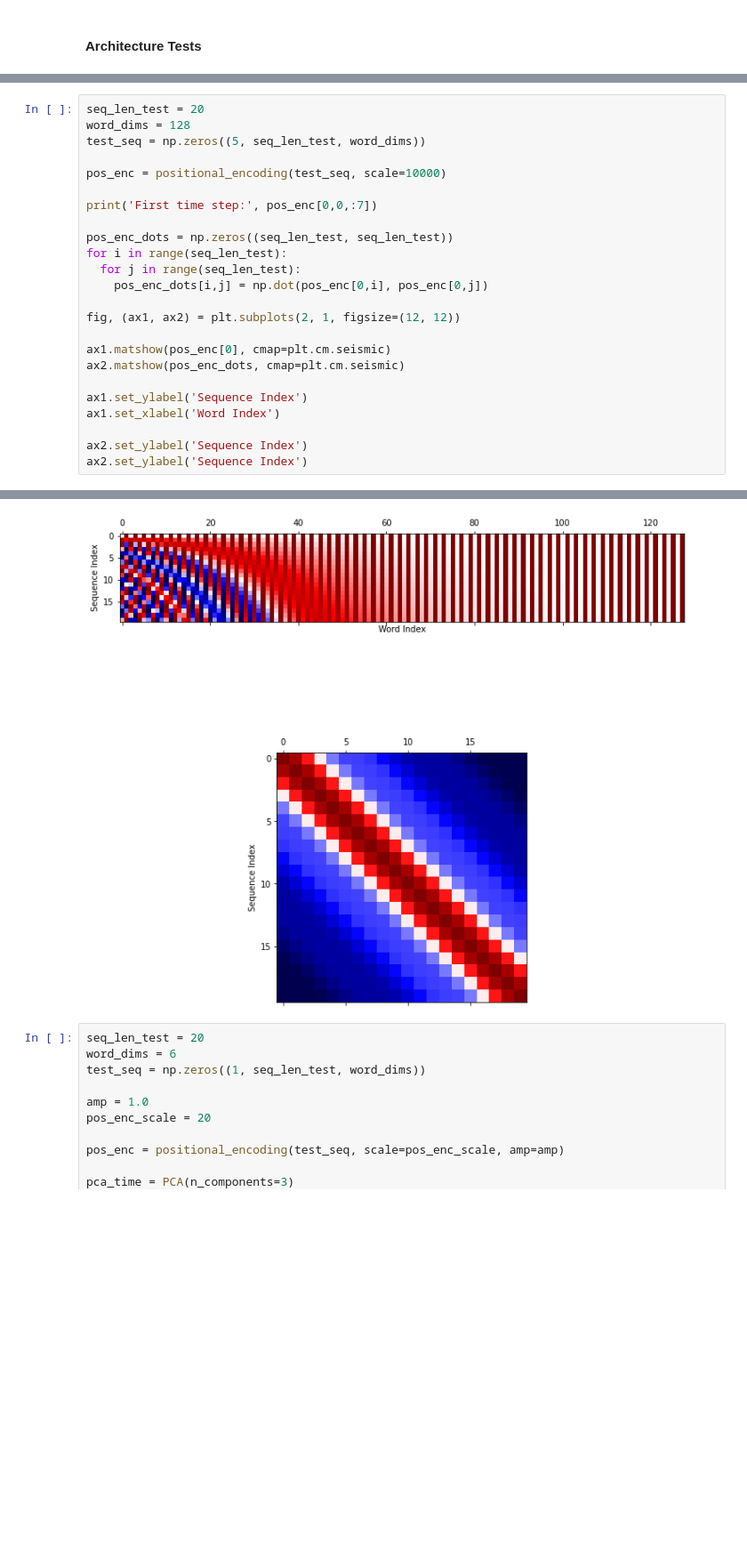
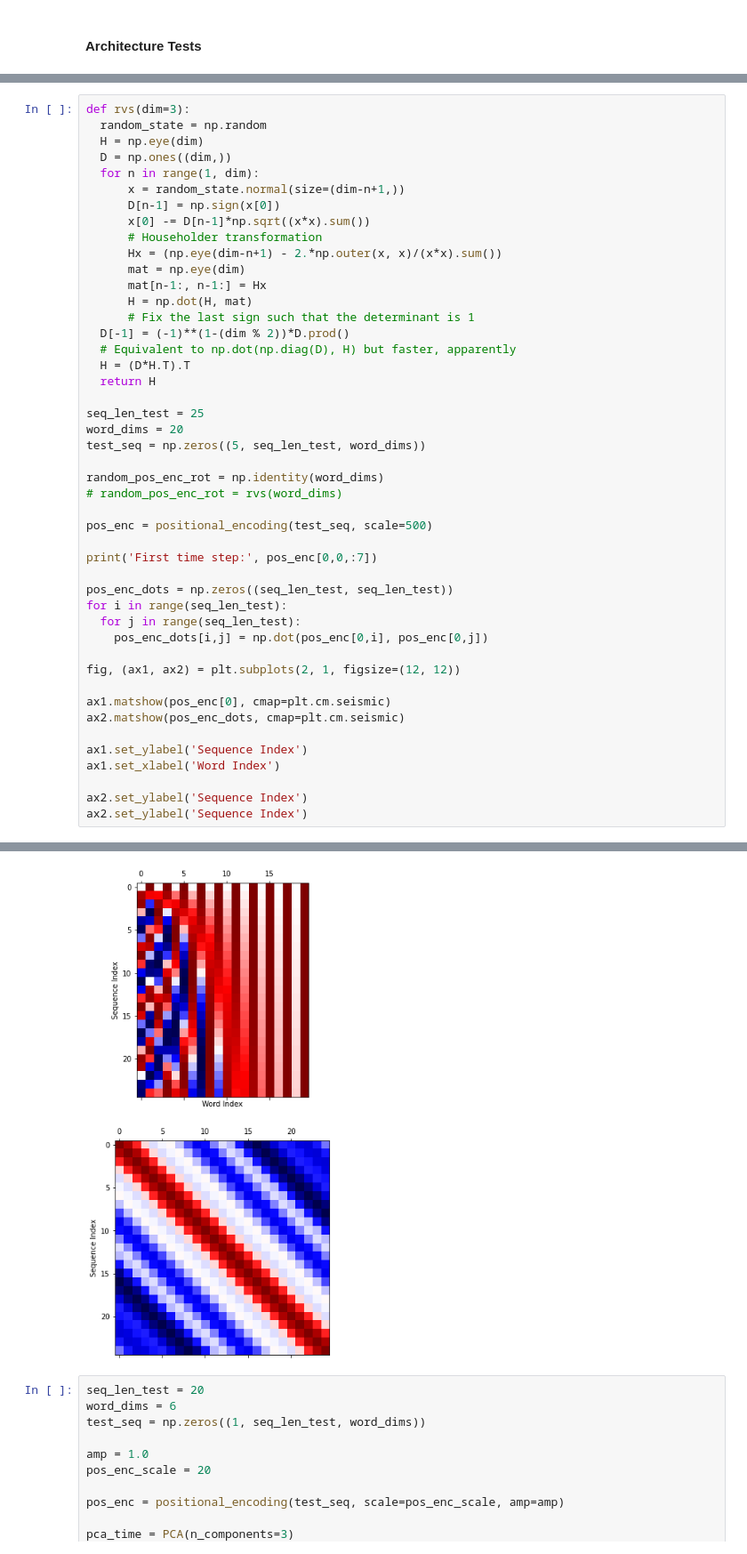
Before and after one commit to kaitken17/understand_nlp, a Jupyter notebook: sythetic_analysis_seq2seq.ipynb, the cells around one changed output, grey strips where cells are left out. Shown at 89% size. Saved outputs shown, nothing was run; the diff lists cells and outputs as text; blank space fills up the shorter version.

```diff
--- a/sythetic_analysis_seq2seq.ipynb
+++ b/sythetic_analysis_seq2seq.ipynb
@@ -1327,32 +1359,54 @@ Output logits: [[[-0.05731487  0.02100943  0.03972166 -0.19318466 -0.05218885
   [0. 0. 0. 0. 0. 1.]]]
 # %%
-seq_len_test = 20
-word_dims = 128
+def rvs(dim=3):
+  random_state = np.random
+  H = np.eye(dim)
+  D = np.ones((dim,))
+  for n in range(1, dim):
+      x = random_state.normal(size=(dim-n+1,))
+      D[n-1] = np.sign(x[0])
+      x[0] -= D[n-1]*np.sqrt((x*x).sum())
+      # Householder transformation
+      Hx = (np.eye(dim-n+1) - 2.*np.outer(x, x)/(x*x).sum())
+      mat = np.eye(dim)
+      mat[n-1:, n-1:] = Hx
+      H = np.dot(H, mat)
+      # Fix the last sign such that the determinant is 1
+  D[-1] = (-1)**(1-(dim % 2))*D.prod()
+  # Equivalent to np.dot(np.diag(D), H) but faster, apparently
+  H = (D*H.T).T
+  return H
+
+seq_len_test = 25
+word_dims = 20
 test_seq = np.zeros((5, seq_len_test, word_dims))
 
-pos_enc = positional_encoding(test_seq, scale=10000)
+random_pos_enc_rot = np.identity(word_dims)
+# random_pos_enc_rot = rvs(word_dims)
+
+pos_enc = positional_encoding(test_seq, scale=500)
 
 print('First time step:', pos_enc[0,0,:7])
 
 pos_enc_dots = np.zeros((seq_len_test, seq_len_test))
 for i in range(seq_len_test):
   for j in range(seq_len_test):
     pos_enc_dots[i,j] = np.dot(pos_enc[0,i], pos_enc[0,j])
 
 fig, (ax1, ax2) = plt.subplots(2, 1, figsize=(12, 12))
 
 ax1.matshow(pos_enc[0], cmap=plt.cm.seismic)
 ax2.matshow(pos_enc_dots, cmap=plt.cm.seismic)
 
 ax1.set_ylabel('Sequence Index')
 ax1.set_xlabel('Word Index')
 
 ax2.set_ylabel('Sequence Index')
 ax2.set_ylabel('Sequence Index')
 # %% [output]
 First time step: [0. 1. 0. 1. 0. 1. 0.]
 Text(0, 0.5, 'Sequence Index')
-[figure, old version]
+[figure, new version]
 # %%
 seq_len_test = 20
 word_dims = 6
```
Also changed, not shown: parts of 32 cells of this notebook.
